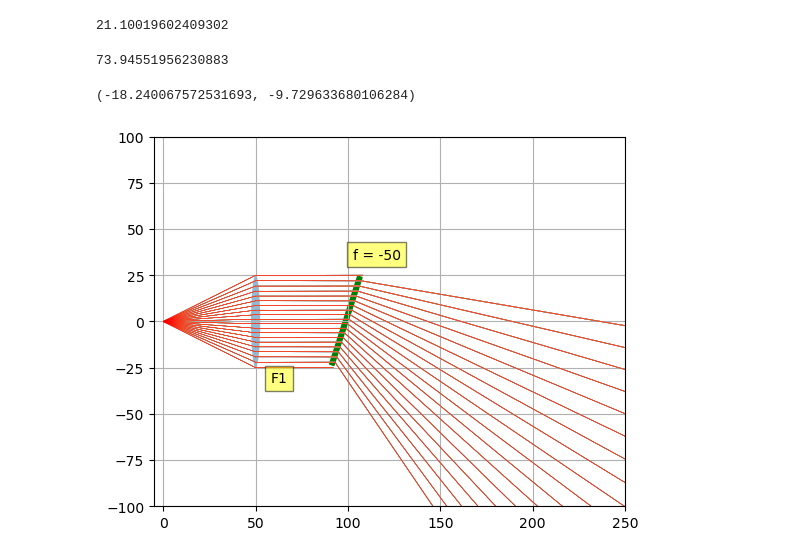
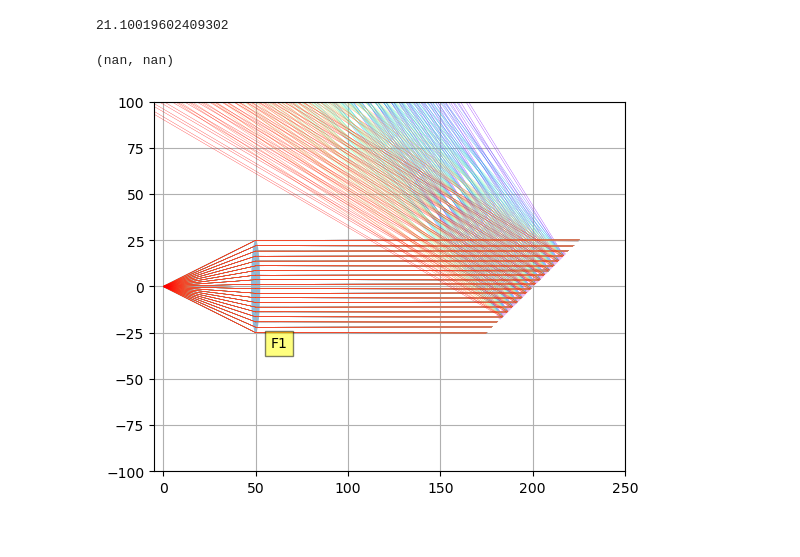
Before and after one commit to CheckAG/Spectrometer-simulator, a Jupyter notebook: calculation.ipynb, the cells around one changed output. Saved outputs shown, nothing was run; the diff lists cells and outputs as text; code cells hidden in the pictures.

```diff
--- a/calculation.ipynb
+++ b/calculation.ipynb
@@ -11,8 +11,8 @@ from ray_utilities import *
 from raytracing_v import *
 # %%
 spectral_resolution = 1
-start_wl = 540
-end_wl = 660
+start_wl = 400
+end_wl = 800
 m = 1
 span = end_wl-start_wl
 # %%
@@ -32,9 +32,7 @@ blaze_angle
 # %%
 blaze_angle = 30
 incident_angle = np.arccos((blaze_wavelength*(1e-6)*m*N)/(2*np.sin(blaze_angle*np.pi/180)))*180/np.pi+blaze_angle
-incident_angle
+incident_angle = 225
-# %% [output]
-73.94551956230883
 # %%
 beta_min = np.arcsin(m*start_wl*(1e-6)*N-np.sin(incident_angle*np.pi/180))*180/np.pi
 # %%
@@ -42,7 +40,7 @@ beta_max = np.arcsin(m*end_wl*(1e-6)*N-np.sin(incident_angle*np.pi/180))*180/np.
 # %%
 beta_min, beta_max
 # %% [output]
-(-18.240067572531693, -9.729633680106284)
+(nan, nan)
 # %%
 f1 = 50              # Focal length of f1 lens
 f2 = 50              # Focal length of f2 lens
@@ -56,7 +54,7 @@ ngroves = N       # Grove density of diffraction grating
 sensor_width = 12
 
 # Simulate system for these wavelengths
-lmb = list(np.linspace(400, 600, 10)*1e-9)
+lmb = list(np.linspace(start_wl, end_wl, 10)*1e-9)
 
 components = []
 rays = []
@@ -71,32 +69,38 @@ scene[1, :] = np.linspace(ymin, ymax, npoints)
 components.append(Lens(f=f1,
                             aperture=lens_aperture,
                             pos=[f1, 0],
                             theta=0,
                             name='F1'))
 
-components.append(SphericalMirror(f=-50,aperture=50,pos=[2*f1,0], theta=60))
+components.append(Grating(ngroves=ngroves,
+                        aperture=grating_aperture,
+                        pos=[4*f1, 0],
+                        theta=np.deg2rad(incident_angle),
+                        transmissive=False,
+                        m=-1)
+                        )
 
 
 # Get the initial rays
 [rays, ptdict, colors] = initial_rays(scene,
                                                     components[0],
                                                     nrays)
 # Create rainbow colors
 colors = get_colors(len(lmb), nrays*npoints, cmap='rainbow')
 
 # Create a new canvas
 canvas = Canvas([-5, 5*grating_aperture], [-f1*2, f1*2])
 
 # Draw the components
 canvas.draw_components(components)
 
 # Draw the rays for each wavelength
 for idx in range(len(lmb)):
     canvas.draw_rays(propagate_rays(components, rays,
                                         lmb=lmb[idx]), colors[idx],
                     linewidth=0.2)
 
 # Show the system
 canvas.show()
 # %% [output]
-[figure, old version]
+[figure, new version]
```
Also changed, not shown: 1 other file.
